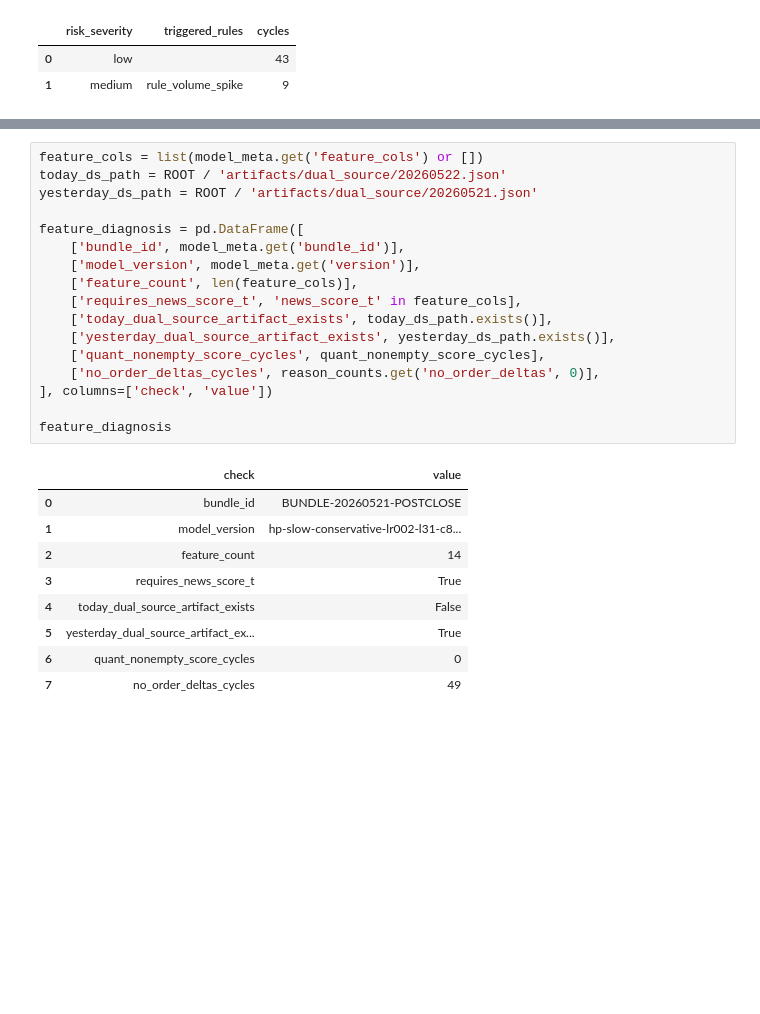
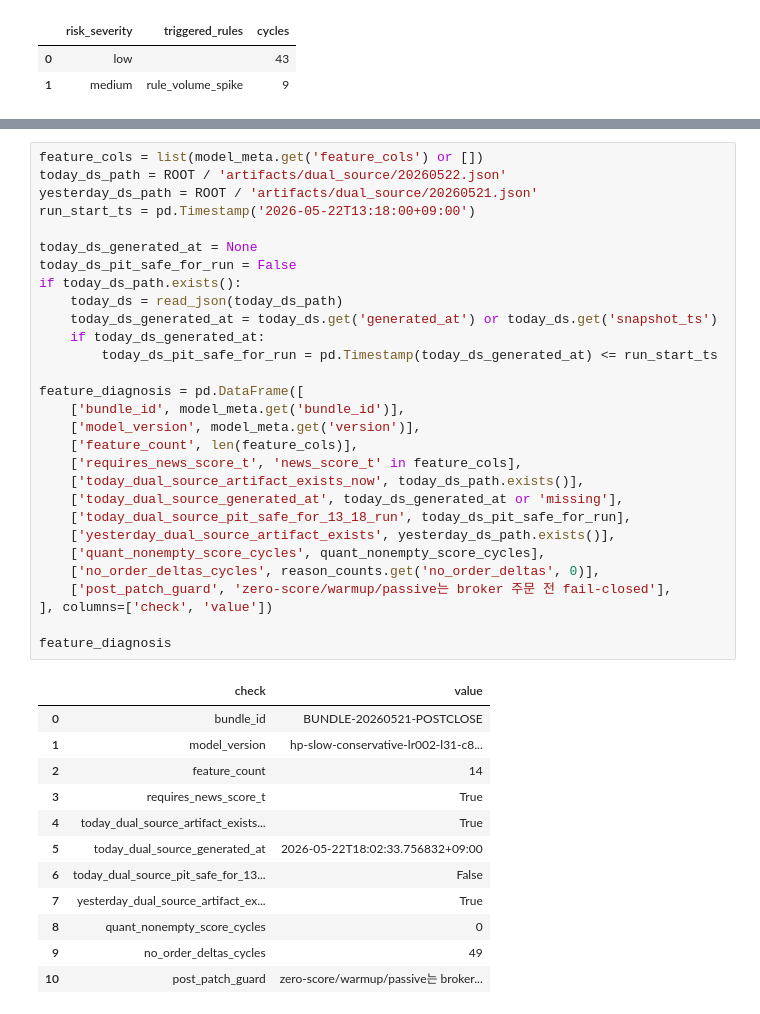
Before and after one commit to Jang1J/Flephant, a Jupyter notebook: new/docs/meetings/20260522_paper_auto_1h_report.ipynb, the cells around one changed output, grey strips where cells are left out. Saved outputs shown, nothing was run; the diff lists cells and outputs as text; blank space fills up the shorter version.

```diff
--- a/new/docs/meetings/20260522_paper_auto_1h_report.ipynb
+++ b/new/docs/meetings/20260522_paper_auto_1h_report.ipynb
@@ -377,30 +379,45 @@ cycle_df.groupby(['risk_severity', 'triggered_rules']).size().reset_index(name='
 # %%
 feature_cols = list(model_meta.get('feature_cols') or [])
 today_ds_path = ROOT / 'artifacts/dual_source/20260522.json'
 yesterday_ds_path = ROOT / 'artifacts/dual_source/20260521.json'
+run_start_ts = pd.Timestamp('2026-05-22T13:18:00+09:00')
+
+today_ds_generated_at = None
+today_ds_pit_safe_for_run = False
+if today_ds_path.exists():
+    today_ds = read_json(today_ds_path)
+    today_ds_generated_at = today_ds.get('generated_at') or today_ds.get('snapshot_ts')
+    if today_ds_generated_at:
+        today_ds_pit_safe_for_run = pd.Timestamp(today_ds_generated_at) <= run_start_ts
 
 feature_diagnosis = pd.DataFrame([
     ['bundle_id', model_meta.get('bundle_id')],
     ['model_version', model_meta.get('version')],
     ['feature_count', len(feature_cols)],
     ['requires_news_score_t', 'news_score_t' in feature_cols],
-    ['today_dual_source_artifact_exists', today_ds_path.exists()],
+    ['today_dual_source_artifact_exists_now', today_ds_path.exists()],
+    ['today_dual_source_generated_at', today_ds_generated_at or 'missing'],
+    ['today_dual_source_pit_safe_for_13_18_run', today_ds_pit_safe_for_run],
     ['yesterday_dual_source_artifact_exists', yesterday_ds_path.exists()],
     ['quant_nonempty_score_cycles', quant_nonempty_score_cycles],
     ['no_order_deltas_cycles', reason_counts.get('no_order_deltas', 0)],
+    ['post_patch_guard', 'zero-score/warmup/passive는 broker 주문 전 fail-closed'],
 ], columns=['check', 'value'])
 
 feature_diagnosis
 # %% [output]
 |  | check | value |
 | 0 | bundle_id | BUNDLE-20260521-POSTCLOSE |
 | 1 | model_version | hp-slow-conservative-lr002-l31-c8... |
 | 2 | feature_count | 14 |
 | 3 | requires_news_score_t | True |
-| 4 | today_dual_source_artifact_exists | False |
-| 5 | yesterday_dual_source_artifact_ex... | True |
-| 6 | quant_nonempty_score_cycles | 0 |
-| 7 | no_order_deltas_cycles | 49 |
+| 4 | today_dual_source_artifact_exists... | True |
+| 5 | today_dual_source_generated_at | 2026-05-22T18:02:33.756832+09:00 |
+| 6 | today_dual_source_pit_safe_for_13... | False |
+| 7 | yesterday_dual_source_artifact_ex... | True |
+| 8 | quant_nonempty_score_cycles | 0 |
+| 9 | no_order_deltas_cycles | 49 |
+| 10 | post_patch_guard | zero-score/warmup/passive는 broker... |
 # %% [markdown]
 ## 8. 최종 해석
 
```
Also changed, not shown: parts of 2 cells of this notebook, 2 other files.
